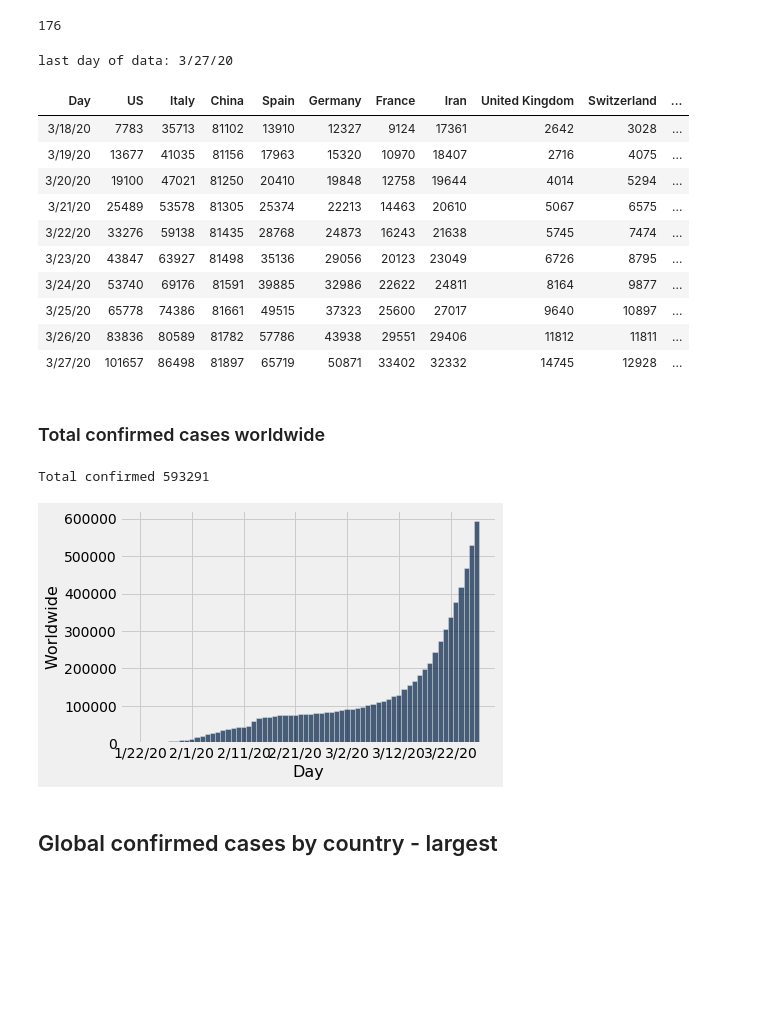
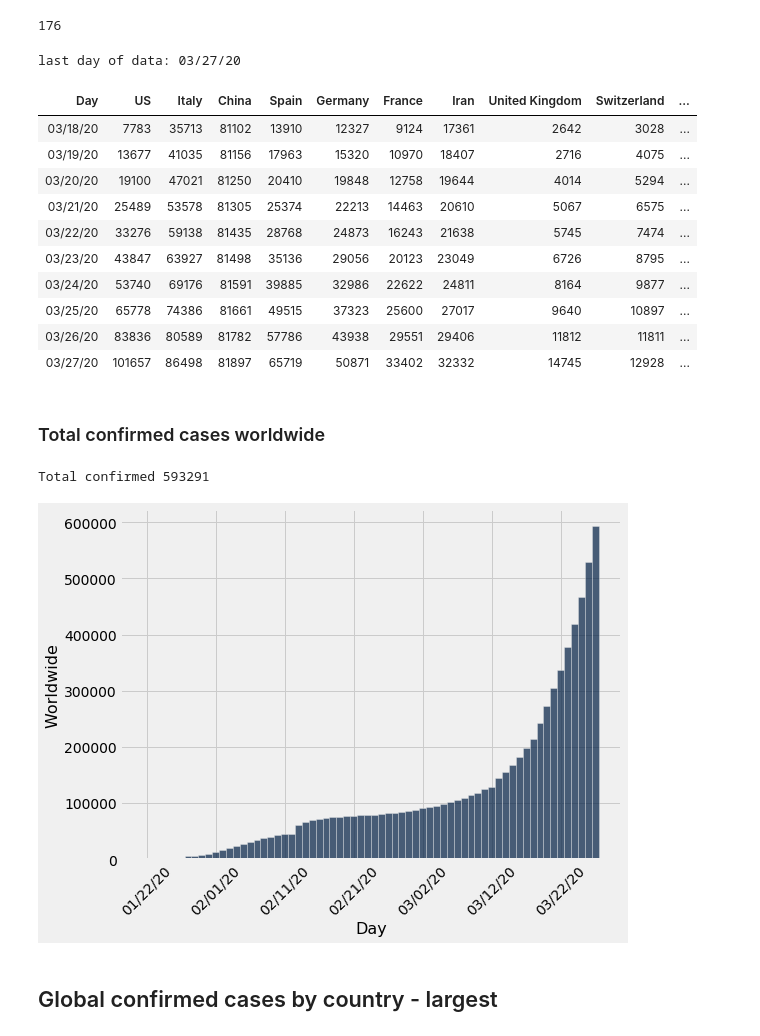
Before and after one commit to deculler/covid19, a Jupyter notebook: Covid19-Worldwide.ipynb, the cells around one changed output. Cells and saved outputs as stored; diff of their text form; code cells hidden in the pictures; blank space fills up the shorter version.

```diff
--- a/Covid19-Worldwide.ipynb
+++ b/Covid19-Worldwide.ipynb
@@ -142,7 +142,8 @@ raw_by_country.num_rows
 # %%
 # Transpose country data to provide timeseries column per country
 
-countries_by_day = TimeTable.transpose(raw_by_country, 'Country/Region', time_less = less_day)
+countries_by_day = TimeTable.transpose(raw_by_country, 'Country/Region', time_col='Day', time_less = less_day)
+countries_by_day['Day'] = countries_by_day.apply(format_day, 'Day')
 #countries_by_day.take[-7:]
 # %%
 # Change this to truncate data analysys to an earlier date
@@ -152,28 +153,29 @@ print("last day of data:", last_day)
 countries_by_day = countries_by_day.until(last_day)
 countries_by_day.order_cols().take[-10:]
 # %% [output]
-last day of data: 3/27/20
+last day of data: 03/27/20
 | Day | US | Italy | China | Spain | Germany | France | Iran | United Kingdom | Switzerland | ... |
-| 3/18/20 | 7783 | 35713 | 81102 | 13910 | 12327 | 9124 | 17361 | 2642 | 3028 | ... |
-| 3/19/20 | 13677 | 41035 | 81156 | 17963 | 15320 | 10970 | 18407 | 2716 | 4075 | ... |
-| 3/20/20 | 19100 | 47021 | 81250 | 20410 | 19848 | 12758 | 19644 | 4014 | 5294 | ... |
-| 3/21/20 | 25489 | 53578 | 81305 | 25374 | 22213 | 14463 | 20610 | 5067 | 6575 | ... |
-| 3/22/20 | 33276 | 59138 | 81435 | 28768 | 24873 | 16243 | 21638 | 5745 | 7474 | ... |
-| 3/23/20 | 43847 | 63927 | 81498 | 35136 | 29056 | 20123 | 23049 | 6726 | 8795 | ... |
-| 3/24/20 | 53740 | 69176 | 81591 | 39885 | 32986 | 22622 | 24811 | 8164 | 9877 | ... |
-| 3/25/20 | 65778 | 74386 | 81661 | 49515 | 37323 | 25600 | 27017 | 9640 | 10897 | ... |
-| 3/26/20 | 83836 | 80589 | 81782 | 57786 | 43938 | 29551 | 29406 | 11812 | 11811 | ... |
-| 3/27/20 | 101657 | 86498 | 81897 | 65719 | 50871 | 33402 | 32332 | 14745 | 12928 | ... |
+| 03/18/20 | 7783 | 35713 | 81102 | 13910 | 12327 | 9124 | 17361 | 2642 | 3028 | ... |
+| 03/19/20 | 13677 | 41035 | 81156 | 17963 | 15320 | 10970 | 18407 | 2716 | 4075 | ... |
+| 03/20/20 | 19100 | 47021 | 81250 | 20410 | 19848 | 12758 | 19644 | 4014 | 5294 | ... |
+| 03/21/20 | 25489 | 53578 | 81305 | 25374 | 22213 | 14463 | 20610 | 5067 | 6575 | ... |
+| 03/22/20 | 33276 | 59138 | 81435 | 28768 | 24873 | 16243 | 21638 | 5745 | 7474 | ... |
+| 03/23/20 | 43847 | 63927 | 81498 | 35136 | 29056 | 20123 | 23049 | 6726 | 8795 | ... |
+| 03/24/20 | 53740 | 69176 | 81591 | 39885 | 32986 | 22622 | 24811 | 8164 | 9877 | ... |
+| 03/25/20 | 65778 | 74386 | 81661 | 49515 | 37323 | 25600 | 27017 | 9640 | 10897 | ... |
+| 03/26/20 | 83836 | 80589 | 81782 | 57786 | 43938 | 29551 | 29406 | 11812 | 11811 | ... |
+| 03/27/20 | 101657 | 86498 | 81897 | 65719 | 50871 | 33402 | 32332 | 14745 | 12928 | ... |
 # %% [markdown]
 ### Total confirmed cases worldwide
 # %%
 total_confirmed = countries_by_day.select('Day')
 total_confirmed['Worldwide'] = countries_by_day.sum_rows()
 print('Total confirmed', total_confirmed.last('Worldwide'))
-total_confirmed.obar()
+total_confirmed.obar(height=6, width=8)
+_ = plots.xticks(rotation=45)
 # %% [output]
 Total confirmed 593291
-[figure, old version]
+[figure, new version]
 # %% [markdown]
 ## Global confirmed cases by country - largest
 # %%
```
Also changed, not shown: parts of 7 cells of this notebook, 2 other files.
